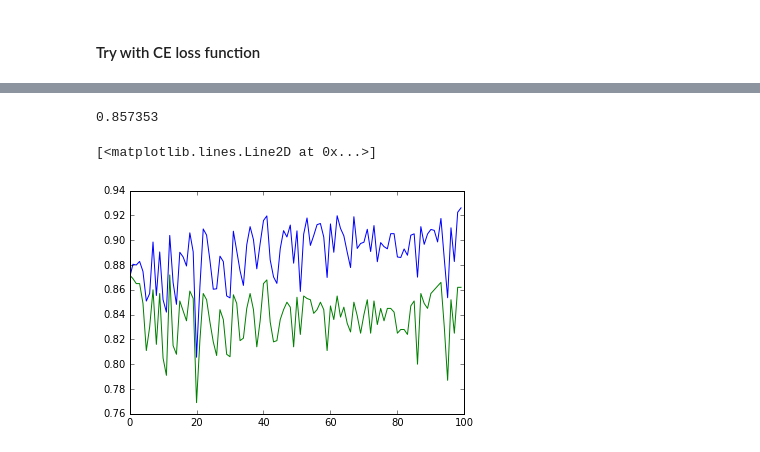
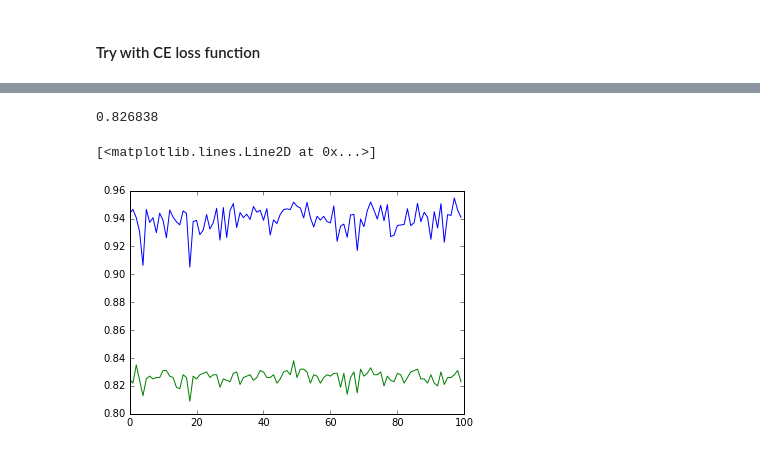
Before and after one commit to bkotzz/ece521, a Jupyter notebook: a2.ipynb, the cells around one changed output, grey strips where cells are left out. Saved outputs shown, nothing was run; the diff lists cells and outputs as text; code cells hidden in the pictures.

```diff
--- a/a2.ipynb
+++ b/a2.ipynb
@@ -139,8 +139,8 @@ X = tf.placeholder("float", shape=(None, 28 * 28))
 Targets = tf.placeholder("float", shape=(None, num_classes))
 
 #Variables
-W = tf.Variable(np.random.randn(28 * 28, num_classes).astype("float32"), name="weight")
-b = tf.Variable(np.random.randn(num_classes).astype("float32"), name="bias")
+W = tf.Variable(np.zeros((28 * 28, num_classes)).astype("float32"), name="weight")
+b = tf.Variable(np.zeros((num_classes)).astype("float32"), name="bias")
 # %%
 logits = tf.add(tf.matmul(X, W), b)
 Y = tf.nn.softmax(logits)
@@ -155,7 +155,7 @@ cost_batch = tf.nn.softmax_cross_entropy_with_logits(logits=logits, labels=Targe
 cost = tf.reduce_mean(cost_batch)
 # %%
 learning_rate = 0.01
-optimizer = tf.train.MomentumOptimizer(learning_rate=learning_rate, momentum=0.99)
+optimizer = tf.train.MomentumOptimizer(learning_rate=learning_rate, momentum=0.01)
 train_op = optimizer.minimize(cost)
 # %%
 correct_prediction = tf.equal(tf.argmax(Y,1), tf.argmax(Targets,1))
@@ -211,10 +211,10 @@ Epoch:0099, cost=14314.164062500, Train Accuracy=0.9261, Eval Accuracy=0.8620
 # %%
 print(sess.run(accuracy, feed_dict={X: test_x, Targets: test_y}))
 # %% [output]
-0.857353
+0.826838
 # %%
-plt.plot(np.arange(100), train_error)
-plt.plot(np.arange(100), valid_error)
+plt.plot(np.arange(num_epochs), train_error)
+plt.plot(np.arange(num_epochs), valid_error)
 # %% [output]
 [<matplotlib.lines.Line2D at 0x...>]
-[figure, old version]
+[figure, new version]
```
Also changed, not shown: parts of 2 cells of this notebook.
